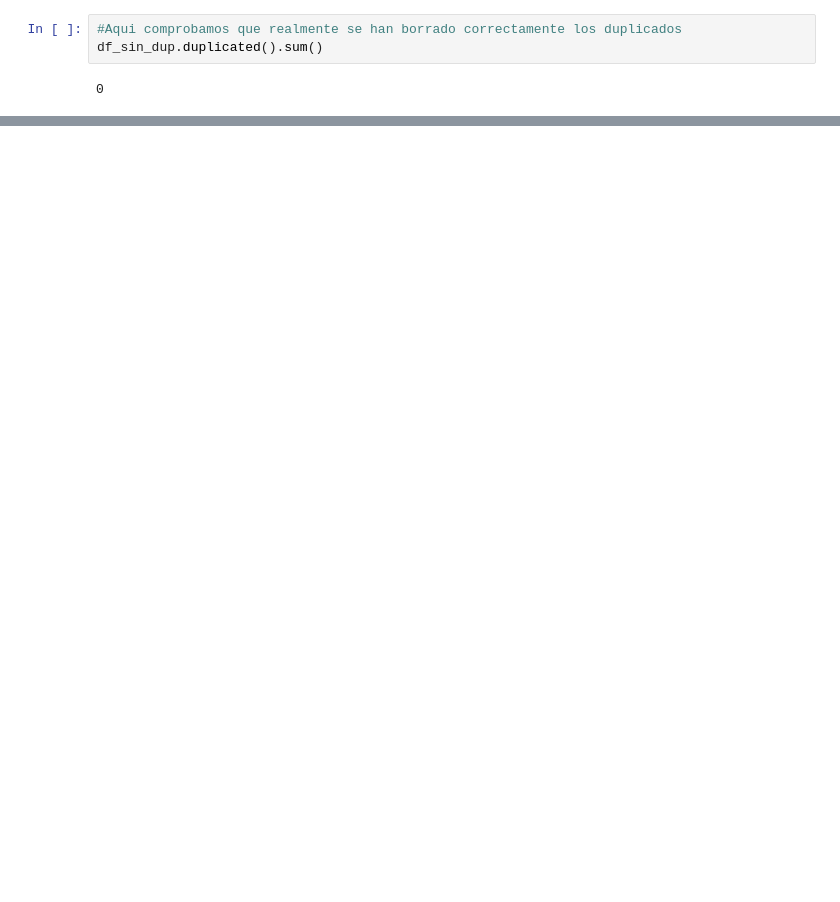
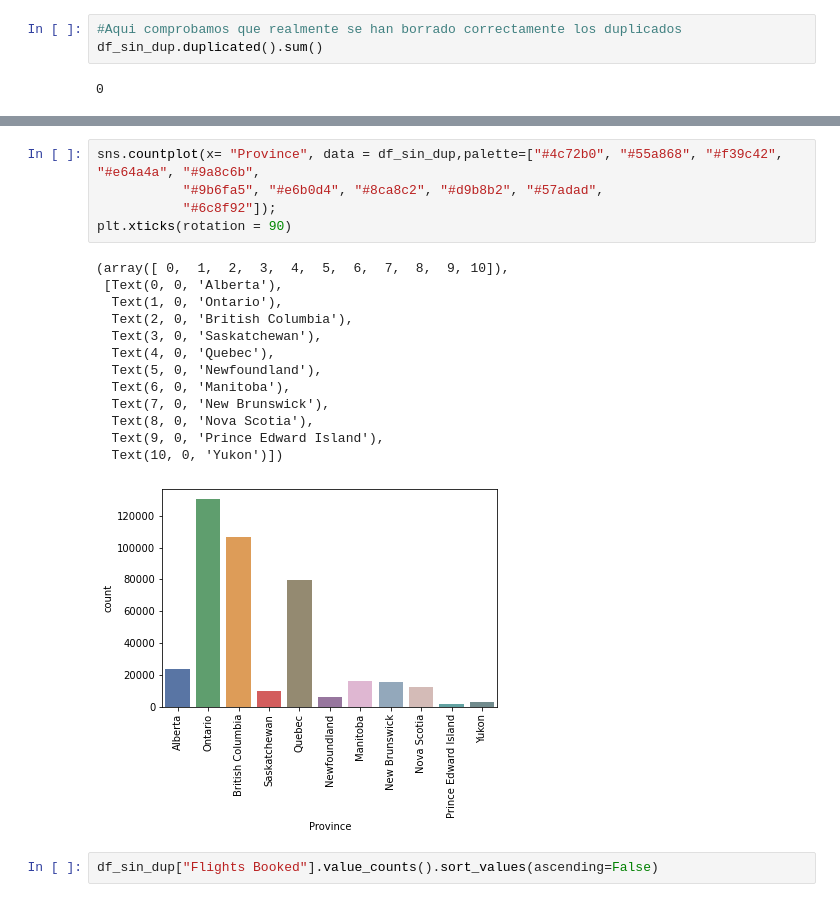
Before and after one commit to Adalab/bda-modulo-3-evaluacion-final-carazh, a Jupyter notebook: trabajo.ipynb, the cells around one changed output, grey strips where cells are left out. Drawn from its saved outputs; the diff is of its cells as text; blank space fills up the shorter version.

```diff
--- a/trabajo.ipynb
+++ b/trabajo.ipynb
@@ -383,0 +566,21 @@ Loyalty Number
+# %%
+sns.countplot(x= "Province", data = df_sin_dup,palette=["#4c72b0", "#55a868", "#f39c42", "#e64a4a", "#9a8c6b",
+           "#9b6fa5", "#e6b0d4", "#8ca8c2", "#d9b8b2", "#57adad",
+           "#6c8f92"]);
+plt.xticks(rotation = 90)
+# %% [output]
+(array([ 0,  1,  2,  3,  4,  5,  6,  7,  8,  9, 10]),
+ [Text(0, 0, 'Alberta'),
+  Text(1, 0, 'Ontario'),
+  Text(2, 0, 'British Columbia'),
+  Text(3, 0, 'Saskatchewan'),
+  Text(4, 0, 'Quebec'),
+  Text(5, 0, 'Newfoundland'),
+  Text(6, 0, 'Manitoba'),
+  Text(7, 0, 'New Brunswick'),
+  Text(8, 0, 'Nova Scotia'),
+  Text(9, 0, 'Prince Edward Island'),
+  Text(10, 0, 'Yukon')])
+[figure, added]
+# %%
+df_sin_dup["Flights Booked"].value_counts().sort_values(ascending=False)
```
Also changed, not shown: parts of 53 cells of this notebook.
